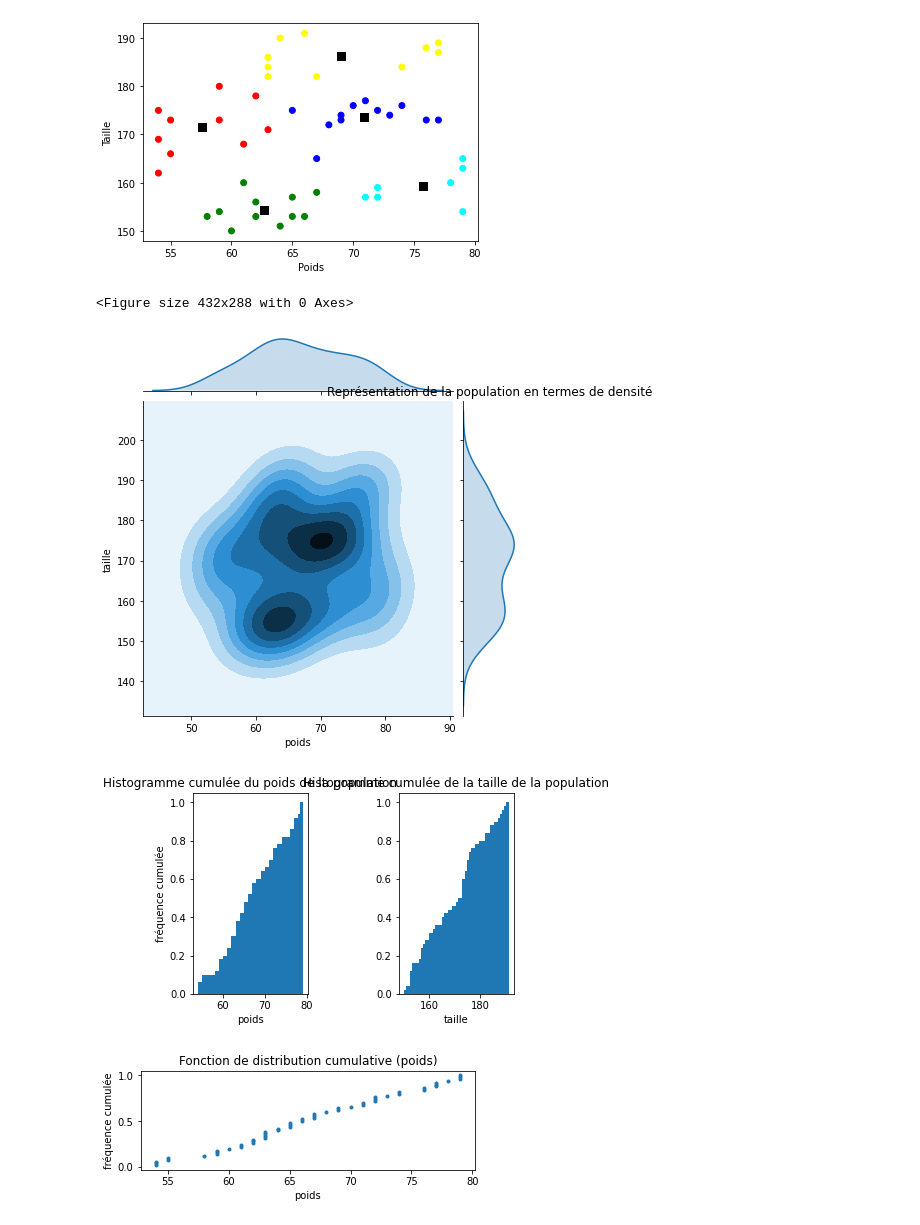
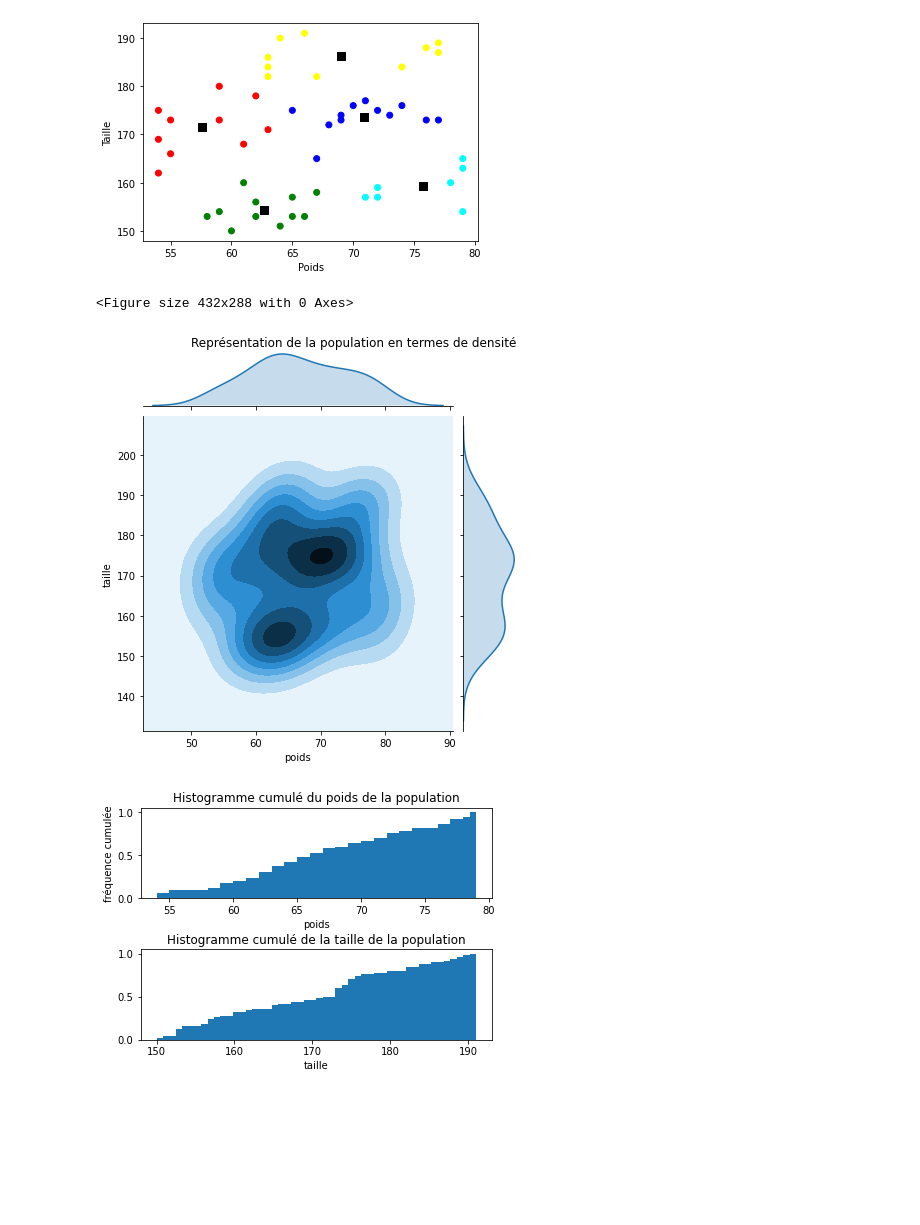
Before and after one commit to Romeo-LEON/machine_learning_kmeans, a Jupyter notebook: Machine_Learning.ipynb, the cells around one changed output. Saved outputs shown, nothing was run; the diff lists cells and outputs as text; code cells hidden in the pictures; blank space fills up the shorter version.

```diff
--- a/Machine_Learning.ipynb
+++ b/Machine_Learning.ipynb
@@ -50,19 +50,19 @@ df['output']= df.output.map(mapping)
 #Création d'un graphique de "densité" combinant les données d'entrées
 plt.figure()
 sns.jointplot(x='poids',y='taille',data=df,kind='kde')
-plt.title('Représentation de la population en termes de densité')
+plt.title('Représentation de la population en termes de densité',pad=80,loc='right')
 plt.show()
 
 
 #Création d'histogrammes cumulatifs permettant d'appréhender la répartition de la population générée
 plt.figure()
-plt.subplot(1,2,1)
+plt.subplot(2,1,1)
 plt.hist(df['poids'], density=True, cumulative=True,bins=50)
 plt.title('Histogramme cumulé du poids de la population')
 plt.xlabel('poids')
 plt.ylabel('fréquence cumulée')
 plt.tight_layout(pad=2)
-plt.subplot(1,2,2)
+plt.subplot(2,1,2)
 plt.hist(df['taille'],density=True,cumulative=True,bins=50)
 plt.title('Histogramme cumulé de la taille de la population')
 plt.xlabel('taille')
@@ -71,33 +71,33 @@ plt.show()
 
 #Création d'une fonction d'ECDF et utilisation de cette dernière pour classifier et observer statistiquement la population étudiée
 def ecdf(data):
     x = np.sort(data)
     n = x.size
     y = np.arange(1, n+1) / n
     return(x,y)
 
 x,y = ecdf(df['poids'])
 x_,y_ = ecdf(df['taille'])
+figur
 plt.subplot(2,1,1,)
 plt.scatter(x,y,marker='.')
 plt.title('Fonction de distribution cumulative (poids)')
 plt.xlabel('poids')
 plt.ylabel('fréquence cumulée')
 plt.show()
 plt.subplot(2,1,2)
 plt.scatter(x_,y_,marker='.')
 plt.title('Fonction de distribution cumulative (taille)')
 plt.xlabel('taille')
 plt.ylabel('fréquence cumulée')
 plt.show()
 
 #Affichage du dataframe contenant les données d'entrées et leur cluster d'appartenance.
 print(df)
 # %% [output]
 [0 2 2 2 0 2 2 1 0 1 0 4 0 1 2 3 1 4 0 3 1 1 4 1 3 2 4 1 4 1 4 0 4 2 4 4 2
  1 3 0 0 3 0 3 4 1 1 2 3 2]
 [figure]
 <Figure size 432x288 with 0 Axes>
-[figure, old version]
+[figure, new version]
-[figure, old version]
+[figure, new version]
-[figure, removed]
```
Also changed, not shown: parts of 1 cell of this notebook.
